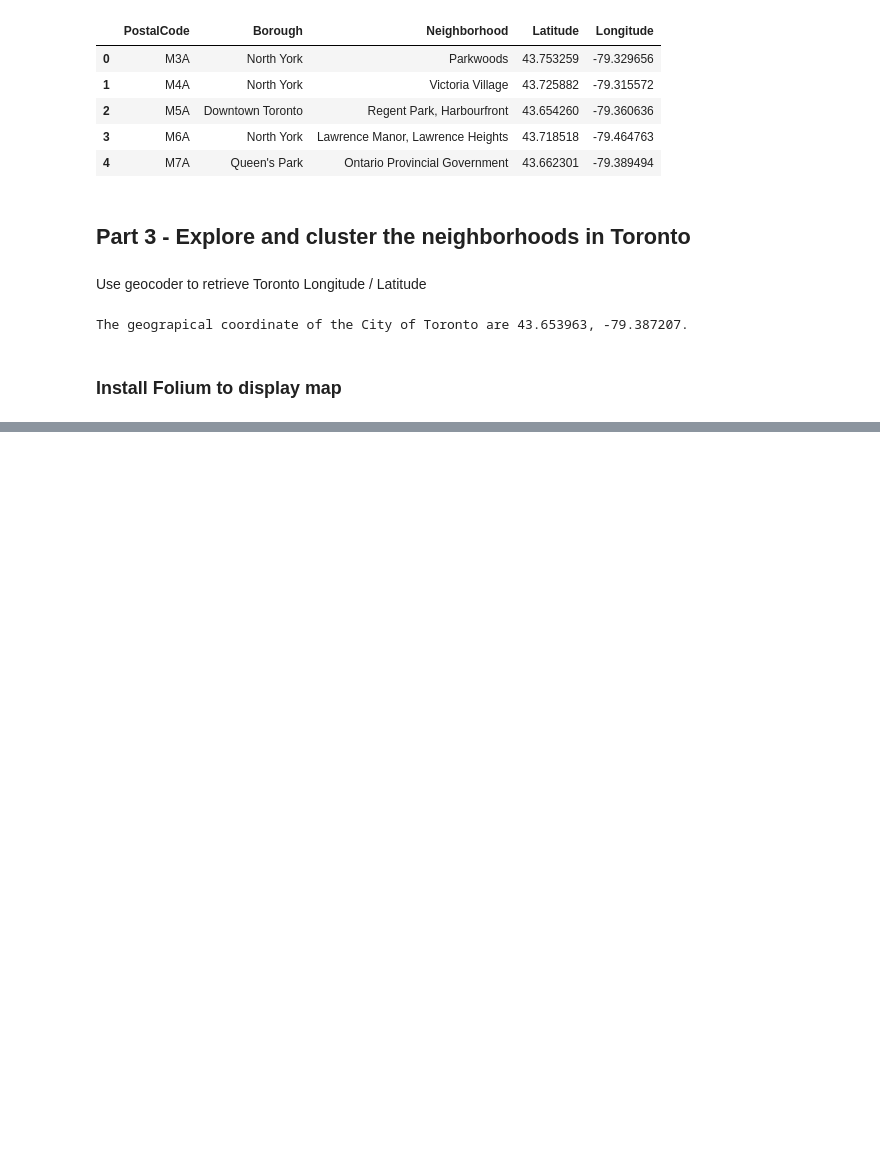
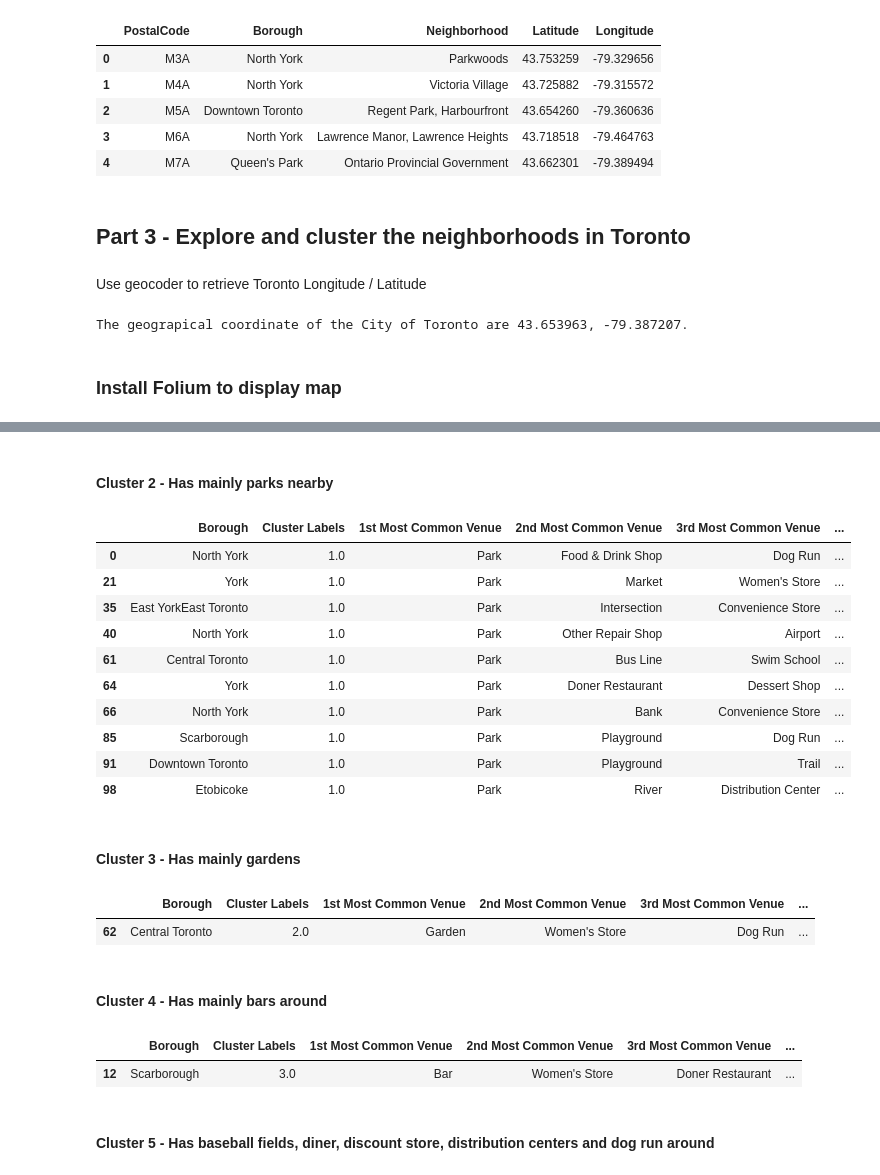
Before and after one commit to celpham/coursera-ibm-data-science, a Jupyter notebook: Toronto Clustering Project.ipynb, the cells around one changed output, grey strips where cells are left out. Saved outputs shown, nothing was run; the diff lists cells and outputs as text; code cells hidden in the pictures; blank space fills up the shorter version.

```diff
--- a/Toronto Clustering Project.ipynb
+++ b/Toronto Clustering Project.ipynb
@@ -141,0 +451,32 @@ map
+# %% [markdown]
+#### Cluster 2 - Has mainly parks nearby
+# %%
+toronto_merged.loc[toronto_merged['Cluster Labels'] == 1, toronto_merged.columns[[1] + list(range(5, toronto_merged.shape[1]))]]
+# %% [output]
+|  | Borough | Cluster Labels | 1st Most Common Venue | 2nd Most Common Venue | 3rd Most Common Venue | ... |
+| 0 | North York | 1.0 | Park | Food & Drink Shop | Dog Run | ... |
+| 21 | York | 1.0 | Park | Market | Women's Store | ... |
+| 35 | East YorkEast Toronto | 1.0 | Park | Intersection | Convenience Store | ... |
+| 40 | North York | 1.0 | Park | Other Repair Shop | Airport | ... |
+| 61 | Central Toronto | 1.0 | Park | Bus Line | Swim School | ... |
+| 64 | York | 1.0 | Park | Doner Restaurant | Dessert Shop | ... |
+| 66 | North York | 1.0 | Park | Bank | Convenience Store | ... |
+| 85 | Scarborough | 1.0 | Park | Playground | Dog Run | ... |
+| 91 | Downtown Toronto | 1.0 | Park | Playground | Trail | ... |
+| 98 | Etobicoke | 1.0 | Park | River | Distribution Center | ... |
+# %% [markdown]
+#### Cluster 3 - Has mainly gardens
+# %%
+toronto_merged.loc[toronto_merged['Cluster Labels'] == 2, toronto_merged.columns[[1] + list(range(5, toronto_merged.shape[1]))]]
+# %% [output]
+|  | Borough | Cluster Labels | 1st Most Common Venue | 2nd Most Common Venue | 3rd Most Common Venue | ... |
+| 62 | Central Toronto | 2.0 | Garden | Women's Store | Dog Run | ... |
+# %% [markdown]
+#### Cluster 4 - Has mainly bars around
+# %%
+toronto_merged.loc[toronto_merged['Cluster Labels'] == 3, toronto_merged.columns[[1] + list(range(5, toronto_merged.shape[1]))]]
+# %% [output]
+|  | Borough | Cluster Labels | 1st Most Common Venue | 2nd Most Common Venue | 3rd Most Common Venue | ... |
+| 12 | Scarborough | 3.0 | Bar | Women's Store | Doner Restaurant | ... |
+# %% [markdown]
+#### Cluster 5 - Has baseball fields, diner, discount store, distribution centers and dog run around
```
Also changed, not shown: parts of 23 cells of this notebook.
